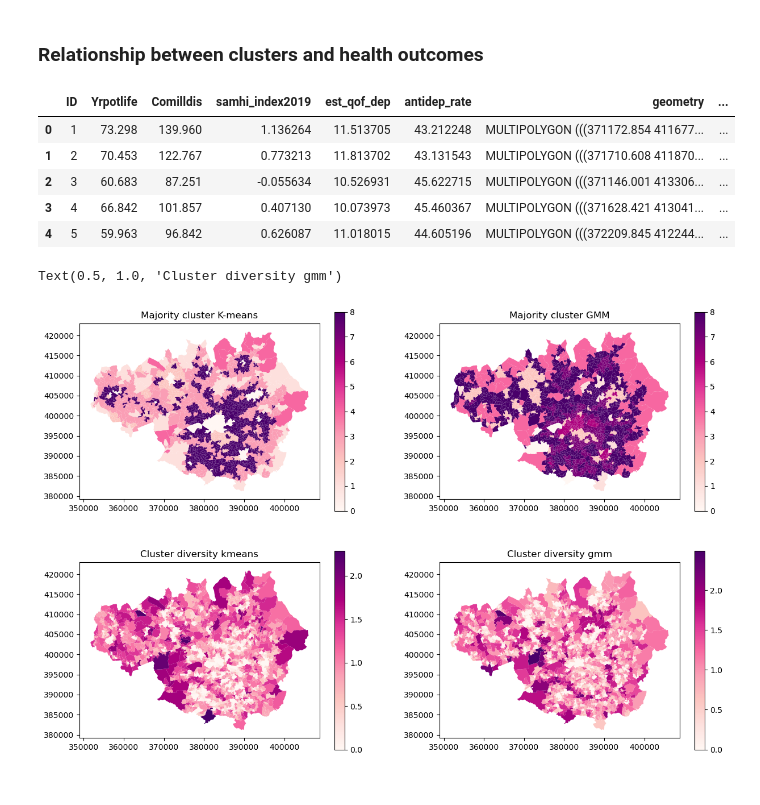
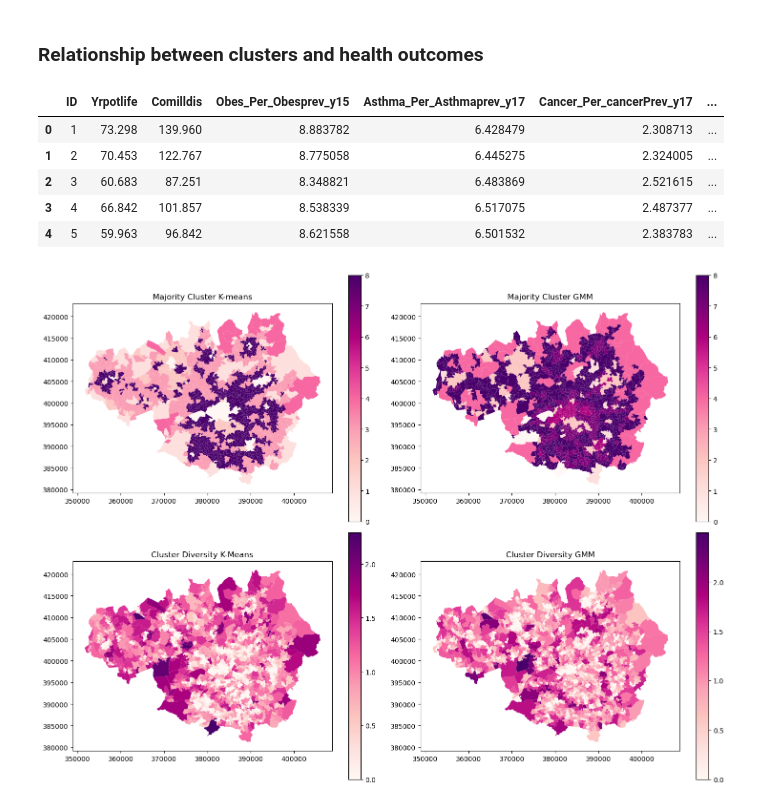
Before and after one commit to Spatial-Data-Science-and-GEO-AI-Lab/MultiHealth_S, a Jupyter notebook: clustering.ipynb, the cells around one changed output. Drawn from its saved outputs; the diff is of its cells as text; code cells hidden in the pictures.

```diff
--- a/clustering.ipynb
+++ b/clustering.ipynb
@@ -293,5 +288,5 @@ with open('clustergram_gmm.pickle','wb') as f:
 popgridsubsub = popgridsub[["Kmeans_cluster_label", "GMM_cluster_label", "geometry"]]
 # %%
 # subset of popgridsub to only contain the relevant health variables
-healthdatasub = healthdata[["ID", "Yrpotlife", "Comilldis", "samhi_index2019", "est_qof_dep", "antidep_rate", "geometry"]]
+healthdatasub = healthdata[["ID", "Yrpotlife", "Comilldis", "Obes_Per_Obesprev_y15", "Asthma_Per_Asthmaprev_y17", "Cancer_Per_cancerPrev_y17", "geometry"]]
 # %%
@@ -324,35 +320,38 @@ healthdatasub = healthdatasub.rename(columns={'Kmeans_cluster_label_x': 'Majorit
 # Checking
 healthdatasub.head(5)
 # %% [output]
-|  | ID | Yrpotlife | Comilldis | samhi_index2019 | est_qof_dep | antidep_rate | geometry | ... |
-| 0 | 1 | 73.298 | 139.960 | 1.136264 | 11.513705 | 43.212248 | MULTIPOLYGON (((371172.854 411677... | ... |
-| 1 | 2 | 70.453 | 122.767 | 0.773213 | 11.813702 | 43.131543 | MULTIPOLYGON (((371710.608 411870... | ... |
-| 2 | 3 | 60.683 | 87.251 | -0.055634 | 10.526931 | 45.622715 | MULTIPOLYGON (((371146.001 413306... | ... |
-| 3 | 4 | 66.842 | 101.857 | 0.407130 | 10.073973 | 45.460367 | MULTIPOLYGON (((371628.421 413041... | ... |
-| 4 | 5 | 59.963 | 96.842 | 0.626087 | 11.018015 | 44.605196 | MULTIPOLYGON (((372209.845 412244... | ... |
+|  | ID | Yrpotlife | Comilldis | Obes_Per_Obesprev_y15 | Asthma_Per_Asthmaprev_y17 | Cancer_Per_cancerPrev_y17 | ... |
+| 0 | 1 | 73.298 | 139.960 | 8.883782 | 6.428479 | 2.308713 | ... |
+| 1 | 2 | 70.453 | 122.767 | 8.775058 | 6.445275 | 2.324005 | ... |
+| 2 | 3 | 60.683 | 87.251 | 8.348821 | 6.483869 | 2.521615 | ... |
+| 3 | 4 | 66.842 | 101.857 | 8.538339 | 6.517075 | 2.487377 | ... |
+| 4 | 5 | 59.963 | 96.842 | 8.621558 | 6.501532 | 2.383783 | ... |
 # %%
-# Plotting
-fig, axs = plt.subplots(2, 2, figsize=(15,10))
+# Plotting the majority and diversity variables
+
+fig, axs = plt.subplots(2, 2, figsize=(15,11))
 healthdatasub.plot(column='Majority_cluster_kmeans', ax=axs[0,0],
         linewidth=0,
         cmap="RdPu",
         legend=True)
-axs[0,0].set_title("Majority cluster K-means")
+axs[0,0].set_title("Majority Cluster K-means")
 healthdatasub.plot(column='Majority_cluster_gmm', ax=axs[0,1],
         linewidth=0,
         cmap="RdPu",
         legend=True)
-axs[0,1].set_title("Majority cluster GMM")
+axs[0,1].set_title("Majority Cluster GMM")
 healthdatasub.plot(column='cluster_diversity_kmeans', ax=axs[1,0],
         linewidth=0,
         cmap="RdPu",
         legend=True)
-axs[1,0].set_title("Cluster diversity kmeans")
+axs[1,0].set_title("Cluster Diversity K-Means")
 healthdatasub.plot(column='cluster_diversity_gmm', ax=axs[1,1],
         linewidth=0,
         cmap="RdPu",
         legend=True)
-axs[1,1].set_title("Cluster diversity gmm")
+axs[1,1].set_title("Cluster Diversity GMM")
+
+ax.set_axis_off()
+plt.tight_layout()
 # %% [output]
-Text(0.5, 1.0, 'Cluster diversity gmm')
-[figure, old version]
+[figure, new version]
```
Also changed, not shown: parts of 7 cells of this notebook.
